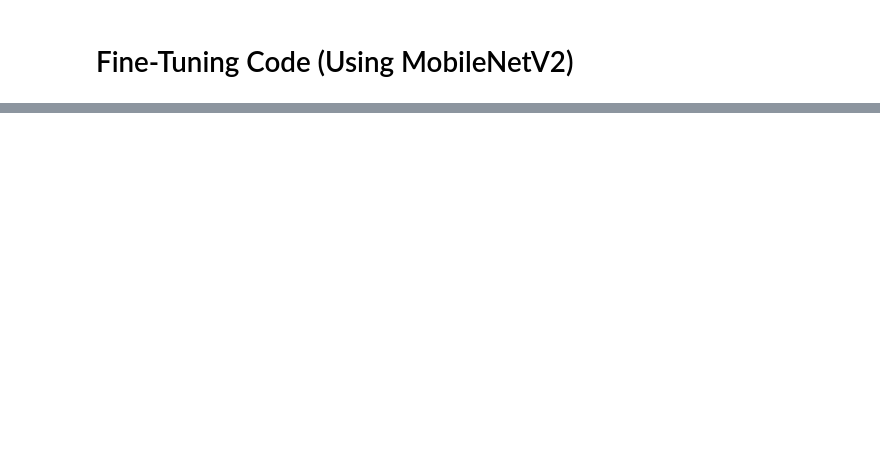
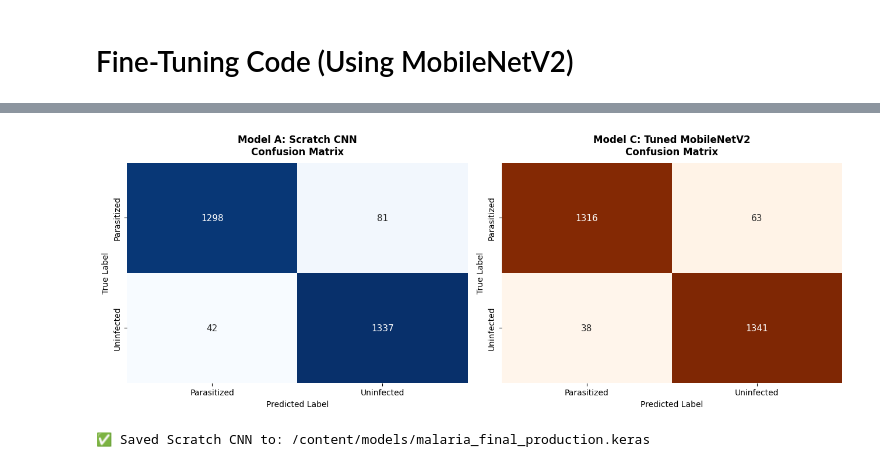
Before and after one commit to fullcapsule/Group_3-Malaria-Cell-Classifier, a Jupyter notebook: notebooks/model_training.ipynb, the cells around one changed output, grey strips where cells are left out. Drawn from its saved outputs; the diff is of its cells as text; code cells hidden in the pictures; blank space fills up the shorter version.

```diff
--- a/notebooks/model_training.ipynb
+++ b/notebooks/model_training.ipynb
@@ -1421,4 +1372,51 @@ plt.show()
+# %%
+
+# ==========================================
+# STEP 1: CALCULATE THE TWO MATH MATRICES
+# ==========================================
+cm_scratch = confusion_matrix(true_labels, preds_scratch)            # Model A (Scratch)
+cm_mobile  = confusion_matrix(true_labels, predicted_labels_mobile) # Model C (MobileNetV2)
+
+
+fig, axes = plt.subplots(1, 2, figsize=(13, 5))
+
+# Use  class names for the chart labels
+display_labels = ['Parasitized', 'Uninfected']
+
+# ==========================================
+# PLOT 1: SCRATCH CNN (BLUE)
+# ==========================================
+sns.heatmap(cm_scratch, annot=True, fmt='d', cmap='Blues', ax=axes[0], cbar=False, annot_kws={"size": 11})
+axes[0].set_title('Model A: Scratch CNN\nConfusion Matrix', fontweight='bold', fontsize=12, pad=10)
+axes[0].set_xlabel('Predicted Label', fontsize=10)
+axes[0].set_ylabel('True Label', fontsize=10)
+axes[0].set_xticklabels(display_labels)
+axes[0].set_yticklabels(display_labels)
+
+# ==========================================
+# PLOT 2: MOBILENETV2 (ORANGES)
+# ==========================================
+sns.heatmap(cm_mobile, annot=True, fmt='d', cmap='Oranges', ax=axes[1], cbar=False, annot_kws={"size": 11})
+axes[1].set_title('Model C: Tuned MobileNetV2\nConfusion Matrix', fontweight='bold', fontsize=12, pad=10)
+axes[1].set_xlabel('Predicted Label', fontsize=10)
+axes[1].set_ylabel('True Label', fontsize=10)
+axes[1].set_xticklabels(display_labels)
+axes[1].set_yticklabels(display_labels)
+
+# Clean up layout and display
+plt.tight_layout()
+plt.savefig('malaria_confusion_matrices.png', dpi=300, bbox_inches='tight')
+plt.show()
+# %% [output]
+[figure, added]
 # %%
-# Save this winning production model to your models folder
-model_mobile.save(r"C:\Users\Bright\Desktop\ds_today\project\models\malaria_final_production.keras")
-print("✅ Final winning model saved successfully!")
+# Save the winning production model to  folder
+# Target  folder path
+MODEL_FOLDER = "/content/models"
+
+# 1. Save Model A (Scratch CNN)
+final_model_path = os.path.join(MODEL_FOLDER, "malaria_final_production.keras")
+model_mobile.save(final_model_path)
+print(f"✅ Saved Scratch CNN to: {final_model_path}")
+# %% [output]
+✅ Saved Scratch CNN to: /content/models/malaria_final_production.keras
```
Also changed, not shown: parts of 30 cells of this notebook.
